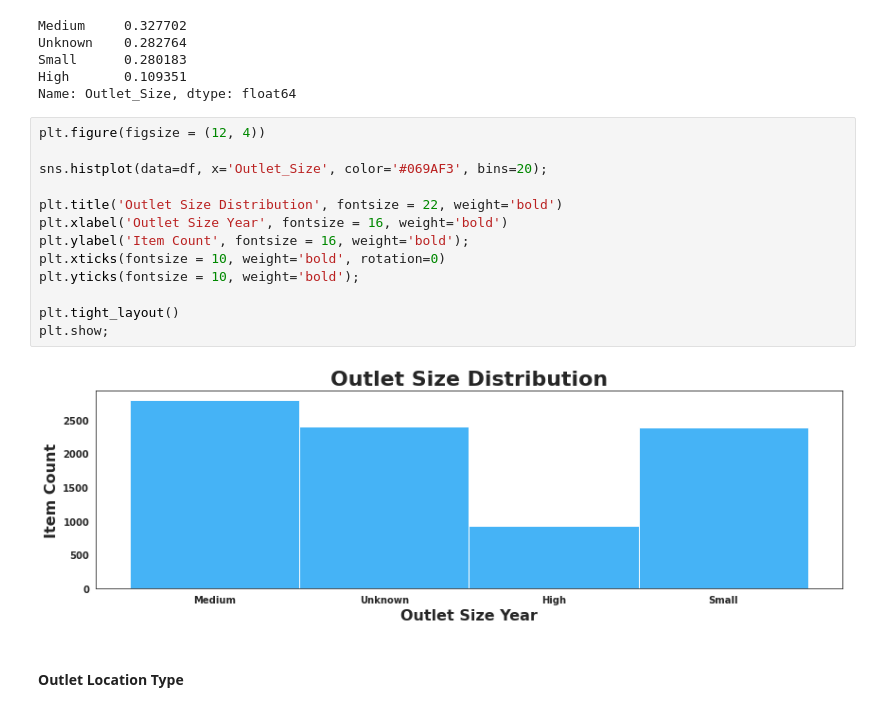
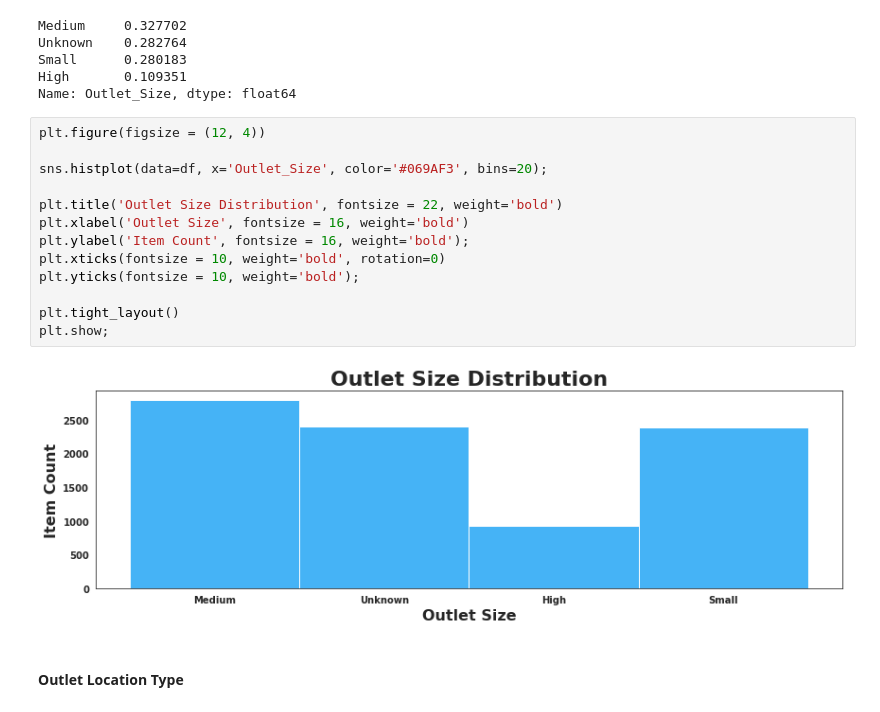
Before and after one commit to YBilodeau/Sales-Predictions, a Jupyter notebook: Sales_Prediction_Project.ipynb, the cells around one changed output. Cells and saved outputs as stored; diff of their text form.

```diff
--- a/Sales_Prediction_Project.ipynb
+++ b/Sales_Prediction_Project.ipynb
@@ -869,18 +869,18 @@ Name: Outlet_Size, dtype: float64
 # %%
 plt.figure(figsize = (12, 4))
 
 sns.histplot(data=df, x='Outlet_Size', color='#069AF3', bins=20);
 
 plt.title('Outlet Size Distribution', fontsize = 22, weight='bold')
-plt.xlabel('Outlet Size Year', fontsize = 16, weight='bold')
+plt.xlabel('Outlet Size', fontsize = 16, weight='bold')
 plt.ylabel('Item Count', fontsize = 16, weight='bold');
 plt.xticks(fontsize = 10, weight='bold', rotation=0)
 plt.yticks(fontsize = 10, weight='bold');
 
 plt.tight_layout()
 plt.show;
 # %% [output]
-[figure, old version]
+[figure, new version]
 # %% [markdown]
 #### **Outlet Location Type**
 # %%
```
Also changed, not shown: parts of 25 cells of this notebook.
